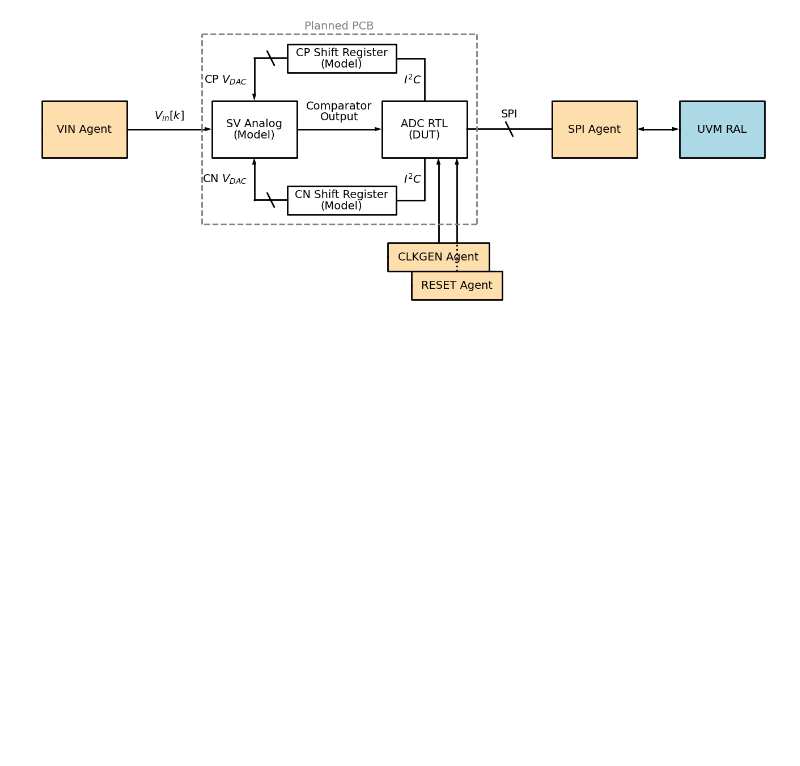
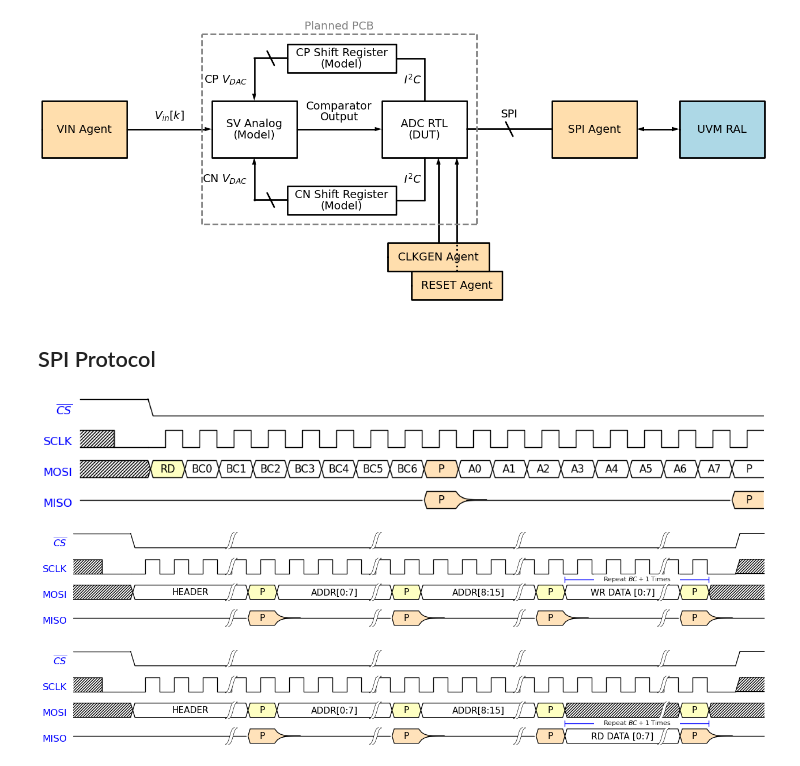
Before and after one commit to Codax2000/ns-sar-pcb, a Jupyter notebook: scratchpad.ipynb, the cells around one changed output. Saved outputs shown, nothing was run; the diff lists cells and outputs as text; code cells hidden in the pictures; blank space fills up the shorter version.

```diff
--- a/scratchpad.ipynb
+++ b/scratchpad.ipynb
@@ -153,7 +154,7 @@ with schemdraw.Drawing() as d:
     dsp.Arrow().right().tox(del2.W)
     dsp.Box(h=1,w=1.5).label(r'$z^{-1}$')
     dsp.Line().length(d.unit/4)
-    dsp.Arrow().to(s_quant.N, dx=-0.25, dy=-0.05)
+    dsp.Arrow().to(s_quant.NW)
 # %% [output]
 [figure]
 # %%
@@ -215,3 +216,59 @@ with schemdraw.Drawing() as d:
     dsp.Line().up().toy(ana.W).linestyle('--').color('gray')
 # %% [output]
 [figure]
+# %% [markdown]
+## SPI Protocol
+# %%
+from schemdraw import logic
+
+with schemdraw.Drawing() as d:
+    logic.TimingDiagram(
+        {'signal': [
+            {'name': r'$\overline{CS}$', 'wave': '1.0.................'},
+            {'name': 'SCLK',             'wave': 'xln.................'},
+            {'name': 'MOSI',             'wave': 'x.322222224222222222',
+             'data': ['RD', 'BC0', 'BC1', 'BC2', 'BC3', 'BC4', 'BC5', 'BC6', 'P',
+                      'A0', 'A1', 'A2', 'A3', 'A4', 'A5', 'A6', 'A7', 'P']},
+            {'name': 'MISO',             'wave': 'z.........4z.......4', 'data': ['P', 'P']}
+        ]},
+        grid=False,
+        ygap=0.4
+    )
+# %% [output]
+[figure, added]
+# %%
+with schemdraw.Drawing() as d:
+    logic.TimingDiagram(
+        {'signal': [
+            {'name': r'$\overline{CS}$', 'wave': '1.0..|....|....|....|..1'},
+            {'name': 'SCLK',             'wave': 'xln..|....|....|....|.lx'},
+            {'name': 'MOSI',             'wave': 'x.2..|32..|32..|32..|3x.',
+             'data': ['HEADER', 'P', 'ADDR[0:7]', 'P', 'ADDR[8:15]', 'P', 'WR DATA [0:7]', 'P']},
+            {'name': 'MISO',             'wave': 'z....|4z..|4z..|4z..|4z.', 'data': ['P'] * 4}
+        ],
+        'edge': [
+            '[2^:17]+[2^:22] Repeat $BC+1$ Times'
+        ]},
+        grid=False,
+        ygap=0.4
+    )
+# %% [output]
+[figure, added]
+# %%
+with schemdraw.Drawing() as d:
+    logic.TimingDiagram(
+        {'signal': [
+            {'name': r'$\overline{CS}$', 'wave': '1.0..|....|....|....|..1'},
+            {'name': 'SCLK',             'wave': 'xln..|....|....|....|.lx'},
+            {'name': 'MOSI',             'wave': 'x.2..|32..|32..|3x..|3x.',
+             'data': ['HEADER', 'P', 'ADDR[0:7]', 'P', 'ADDR[8:15]', 'P', 'P']},
+            {'name': 'MISO',             'wave': 'z....|4z..|4z..|42..|4z.', 'data': ['P'] * 3 + ['RD DATA [0:7]', 'P']}
+        ],
+        'edge': [
+            '[3^:17]+[3^:22] Repeat $BC+1$ Times'
+        ]},
+        grid=False,
+        ygap=0.4
+    )
+# %% [output]
+[figure, added]
```
Also changed, not shown: parts of 3 cells of this notebook, 8 other files.
